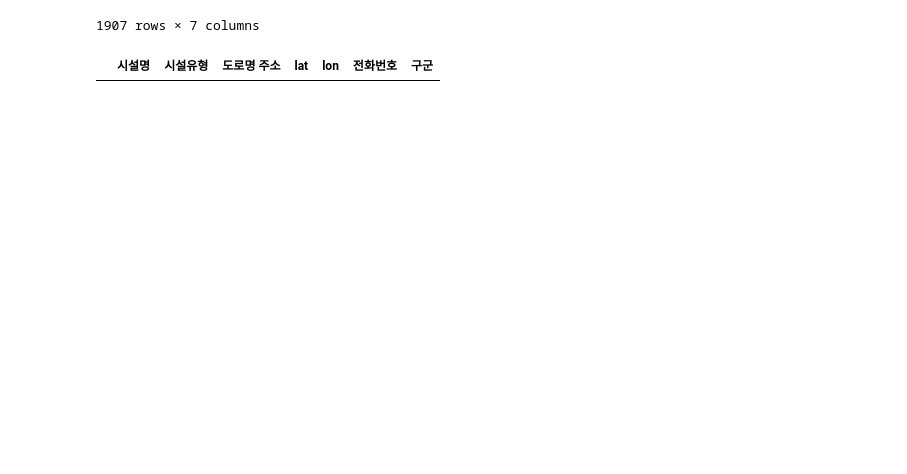
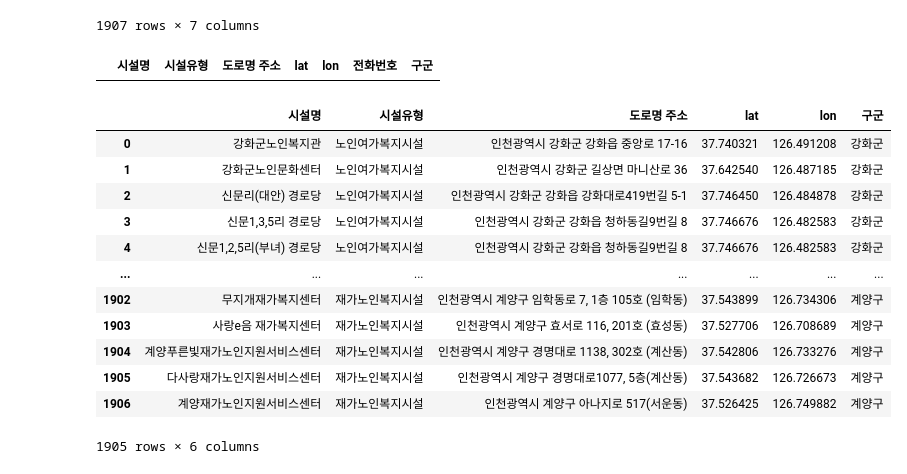
Before and after one commit to Vantish/Incheon_Senior_Welfare_Facility, a Jupyter notebook: 노인복지시설_데이터가공.ipynb, the cells around one changed output. Cells and saved outputs as stored; diff of their text form; code cells hidden in the pictures; blank space fills up the shorter version.

```diff
--- a/노인복지시설_데이터가공.ipynb
+++ b/노인복지시설_데이터가공.ipynb
@@ -378,2 +365,18 @@ Successfully installed et-xmlfile-2.0.0 openpyxl-3.1.5
+# %%
+인천_df
+# %% [output]
+|  | 시설명 | 시설유형 | 도로명 주소 | lat | lon | 구군 |
+| 0 | 강화군노인복지관 | 노인여가복지시설 | 인천광역시 강화군 강화읍 중앙로 17-16 | 37.740321 | 126.491208 | 강화군 |
+| 1 | 강화군노인문화센터 | 노인여가복지시설 | 인천광역시 강화군 길상면 마니산로 36 | 37.642540 | 126.487185 | 강화군 |
+| 2 | 신문리(대안) 경로당 | 노인여가복지시설 | 인천광역시 강화군 강화읍 강화대로419번길 5-1 | 37.746450 | 126.484878 | 강화군 |
+| 3 | 신문1,3,5리 경로당 | 노인여가복지시설 | 인천광역시 강화군 강화읍 청하동길9번길 8 | 37.746676 | 126.482583 | 강화군 |
+| 4 | 신문1,2,5리(부녀) 경로당 | 노인여가복지시설 | 인천광역시 강화군 강화읍 청하동길9번길 8 | 37.746676 | 126.482583 | 강화군 |
+| ... | ... | ... | ... | ... | ... | ... |
+| 1902 | 무지개재가복지센터 | 재가노인복지시설 | 인천광역시 계양구 임학동로 7, 1층 105호 (임학동) | 37.543899 | 126.734306 | 계양구 |
+| 1903 | 사랑e음 재가복지센터 | 재가노인복지시설 | 인천광역시 계양구 효서로 116, 201호 (효성동) | 37.527706 | 126.708689 | 계양구 |
+| 1904 | 계양푸른빛재가노인지원서비스센터 | 재가노인복지시설 | 인천광역시 계양구 경명대로 1138, 302호 (계산동) | 37.542806 | 126.733276 | 계양구 |
+| 1905 | 다사랑재가노인지원서비스센터 | 재가노인복지시설 | 인천광역시 계양구 경명대로1077, 5층(계산동) | 37.543682 | 126.726673 | 계양구 |
+| 1906 | 계양재가노인지원서비스센터 | 재가노인복지시설 | 인천광역시 계양구 아나지로 517(서운동) | 37.526425 | 126.749882 | 계양구 |
+1905 rows × 6 columns
 # %%
 인천_df.to_csv('인천광역시_노인복지시설 현황.csv', index=False, encoding='euc-kr')
```
Also changed, not shown: parts of 3 cells of this notebook, 2 other files.
